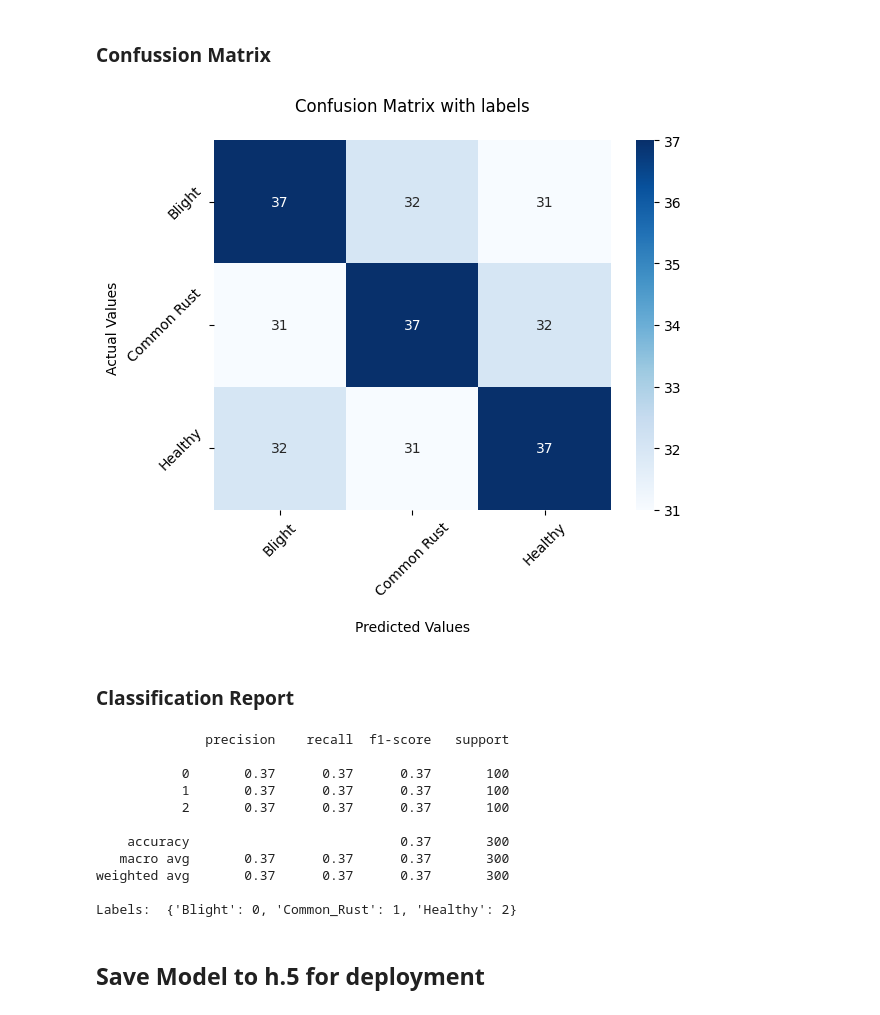
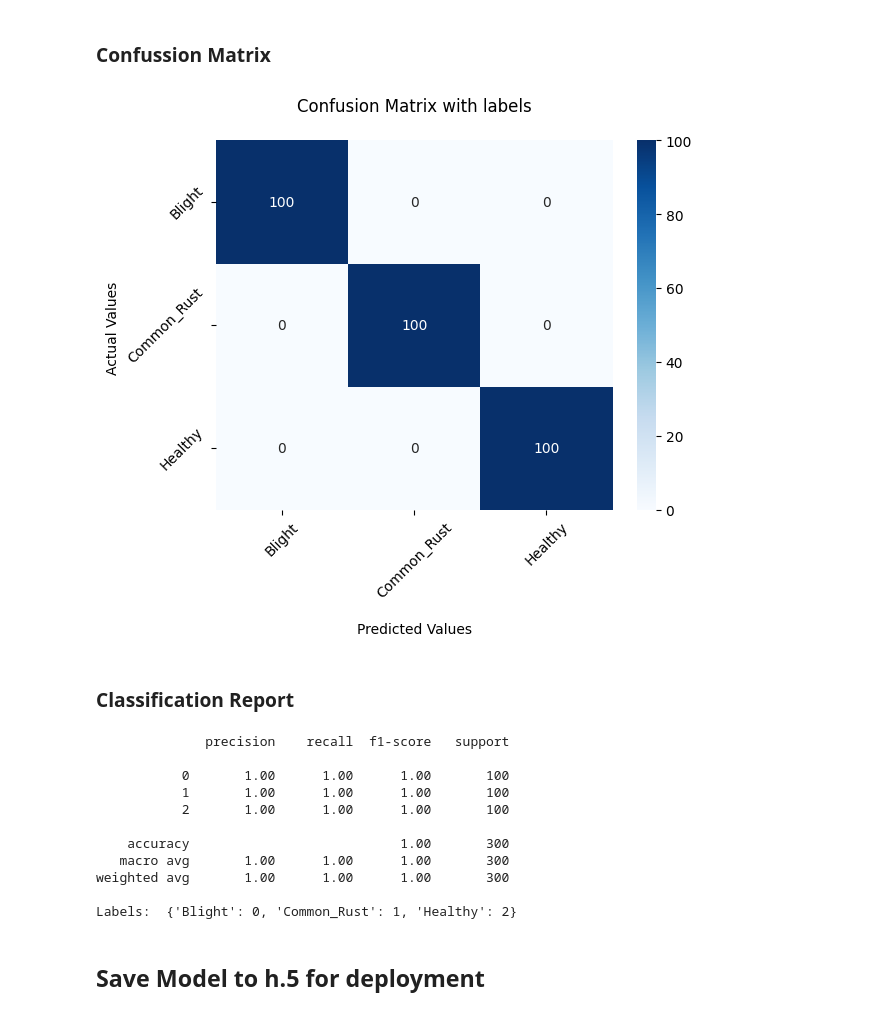
Before and after one commit to SyarifulMsth/TaniCerdas, a Jupyter notebook: notebooks/Jagung_Models.ipynb, the cells around one changed output. Cells and saved outputs as stored; diff of their text form; code cells hidden in the pictures.

```diff
--- a/notebooks/Jagung_Models.ipynb
+++ b/notebooks/Jagung_Models.ipynb
@@ -136,7 +136,6 @@ train_generator = train_datagen.flow_from_directory(
         batch_size = 100,
         target_size = (224,224),
         class_mode = 'categorical',
-        color_mode = 'rgb',
         subset='training'
 )
 
@@ -145,8 +144,8 @@ validation_generator = validation_datagen.flow_from_directory(
         batch_size = 32,
         target_size = (224,224),
         class_mode = 'categorical',
-        color_mode = 'rgb',
-        subset='validation'
+        subset='validation',
+        shuffle=False
 )
 # %% [output]
 Found 1200 images belonging to 3 classes.
@@ -200,7 +187,7 @@ Indexs: 2
 # %% [markdown]
 ## Callback
 # %%
-callbacks = tf.keras.callbacks.EarlyStopping(monitor="val_accuracy", patience=10, verbose=1)
+callbacks = tf.keras.callbacks.EarlyStopping(monitor="val_accuracy", patience=15, verbose=1)
 # %% [markdown]
 # DenseNet121 Model Architecture
 # %%
@@ -330,21 +317,22 @@ plt.show()
 # %%
 y_test = validation_generator.classes
 y_pred = densenet_model.predict_generator(validation_generator)
 y_pred = tf.argmax(y_pred, axis=1)
 
-conf_matrix = confusion_matrix(y_test, y_pred)
-ax = sns.heatmap(conf_matrix, annot=True, fmt='g', cmap='Blues')
+cf_matrix = confusion_matrix(y_test, y_pred)
+
+ax = sns.heatmap(cf_matrix, annot=True, fmt='g', cmap='Blues')
 
 ax.set_title('Confusion Matrix with labels\n');
 ax.set_xlabel('\nPredicted Values')
 ax.set_ylabel('Actual Values ');
 
 ax.xaxis.set_ticklabels(labels, rotation=45)
 ax.yaxis.set_ticklabels(labels, rotation=45)
 
-plt.show(block = None)
+plt.show()
 # %% [output]
-[figure, old version]
+[figure, new version]
 # %% [markdown]
 ### Classification Report
 # %%
@@ -354,13 +342,13 @@ print()
 # %% [output]
               precision    recall  f1-score   support
 
-           0       0.37      0.37      0.37       100
-           1       0.37      0.37      0.37       100
-           2       0.37      0.37      0.37       100
+           0       1.00      1.00      1.00       100
+           1       1.00      1.00      1.00       100
+           2       1.00      1.00      1.00       100
 
-    accuracy                           0.37       300
-   macro avg       0.37      0.37      0.37       300
-weighted avg       0.37      0.37      0.37       300
+    accuracy                           1.00       300
+   macro avg       1.00      1.00      1.00       300
+weighted avg       1.00      1.00      1.00       300
 
 Labels:  {'Blight': 0, 'Common_Rust': 1, 'Healthy': 2}
 # %% [markdown]
```
Also changed, not shown: parts of 12 cells of this notebook.
